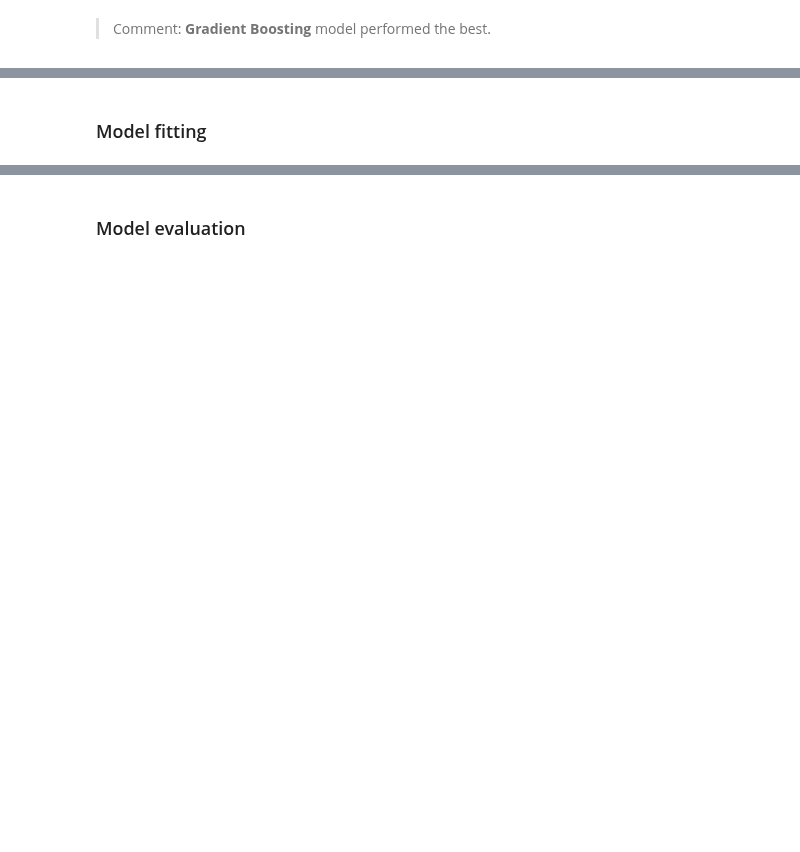
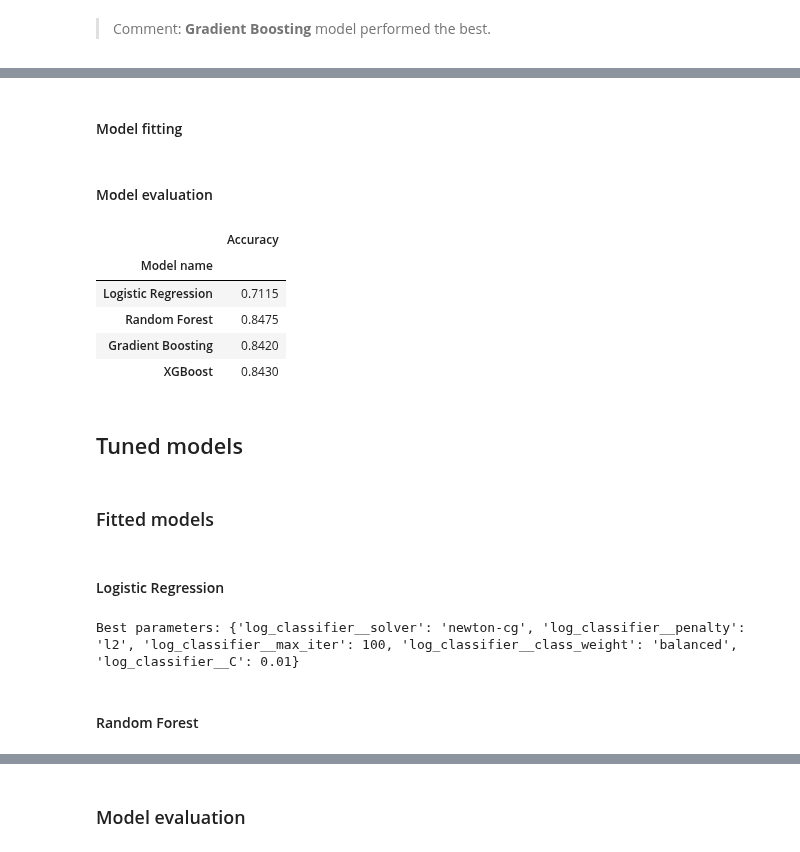
Before and after one commit to raydiwill/customers-churm-ml-app, a Jupyter notebook: notebook/build_model.ipynb, the cells around one changed output, grey strips where cells are left out. Cells and saved outputs as stored; diff of their text form; code cells hidden in the pictures; blank space fills up the shorter version.

```diff
--- a/notebook/build_model.ipynb
+++ b/notebook/build_model.ipynb
@@ -276,0 +355,4 @@ preprocessor = ColumnTransformer(
+# %%
+smote = SMOTE(random_state=42, n_jobs=-1)
+
+X_train_resampled, y_train_resampled = smote.fit_resample(X_train_processed, y_train_encoded)
@@ -454,3 +482,3 @@ X_train_resampled, y_train_resampled = smote.fit_resample(X_train_processed, y_t
 # %% [markdown]
-### Model fitting
+#### Model fitting
 # %%
@@ -471,3 +490,64 @@ def build_model(models, X_train, X_test, y_train, y_test):
 models = [log_reg, rf, grad_boost, xgb]
 
 acc_scores = build_model(models, X_train_resampled, X_test_processed, y_train_resampled, y_test_encoded)
+# %% [markdown]
+#### Model evaluation
+# %%
+result_df_2 = pd.DataFrame({
+    "Model name": names,
+    "Accuracy": acc_scores
+})
+
+result_df_2.set_index("Model name", inplace=True)
+result_df_2
+# %% [output]
+|  | Accuracy |
+| Model name |  |
+| Logistic Regression | 0.7115 |
+| Random Forest | 0.8475 |
+| Gradient Boosting | 0.8420 |
+| XGBoost | 0.8430 |
+# %% [markdown]
+## Tuned models
+# %% [markdown]
+### Fitted models
+# %% [markdown]
+#### Logistic Regression
+# %%
+c_grid = [0.01, 0.1, 1, 10, 100, 1000]
+iter_grid = [100, 200, 300, 500]
+class_w_grid = ['balanced', [{0: 1, 1: w} for w in [2, 4, 8, 16]]]
+
+lr_param_grid = [
+    {
+        'log_classifier__solver': ['liblinear'],
+        'log_classifier__penalty': ['l1', 'l2'],
+        'log_classifier__C': c_grid,
+        'log_classifier__max_iter': iter_grid,
+        'log_classifier__class_weight': class_w_grid,
+        'log_classifier__dual': [False],
+    },
+    {
+        'log_classifier__solver': ['newton-cg', 'lbfgs', 'sag'],
+        'log_classifier__penalty': ['l2', 'none'],
+        'log_classifier__C': c_grid,
+        'log_classifier__max_iter': iter_grid,
+        'log_classifier__class_weight': class_w_grid,
+    },
+    {
+        'log_classifier__solver': ['saga'],
+        'log_classifier__penalty': ['elasticnet', 'l1', 'l2', 'none'],
+        'log_classifier__C': c_grid,
+        'log_classifier__max_iter': iter_grid,
+        'log_classifier__l1_ratio': [0, 0.5, 1],
+        'log_classifier__class_weight': class_w_grid,
+    }
+]
+
+lr_random_search = RandomizedSearchCV(logistic_reg_pipe, param_distributions=lr_param_grid, n_iter=100, cv=5, scoring="accuracy", random_state=42, n_jobs=-1)
+lr_random_search.fit(X_train, y_train)
+print(f'Best parameters: {lr_random_search.best_params_}')
+# %% [output]
+Best parameters: {'log_classifier__solver': 'newton-cg', 'log_classifier__penalty': 'l2', 'log_classifier__max_iter': 100, 'log_classifier__class_weight': 'balanced', 'log_classifier__C': 0.01}
+# %% [markdown]
+#### Random Forest
```
Also changed, not shown: parts of 44 cells of this notebook, 2 other files.
